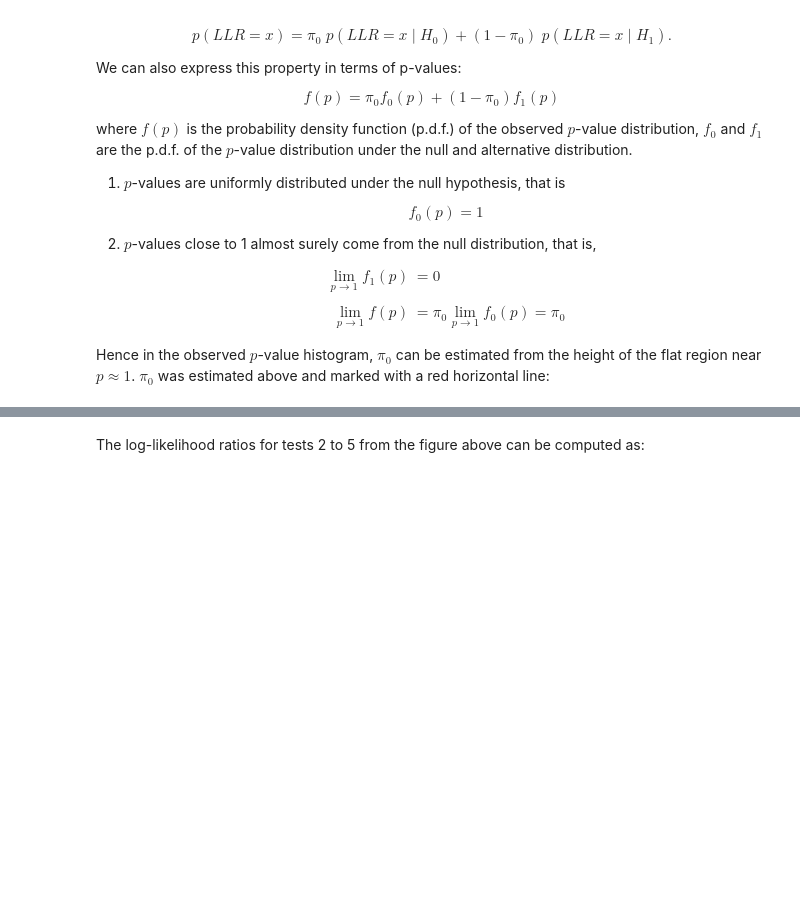
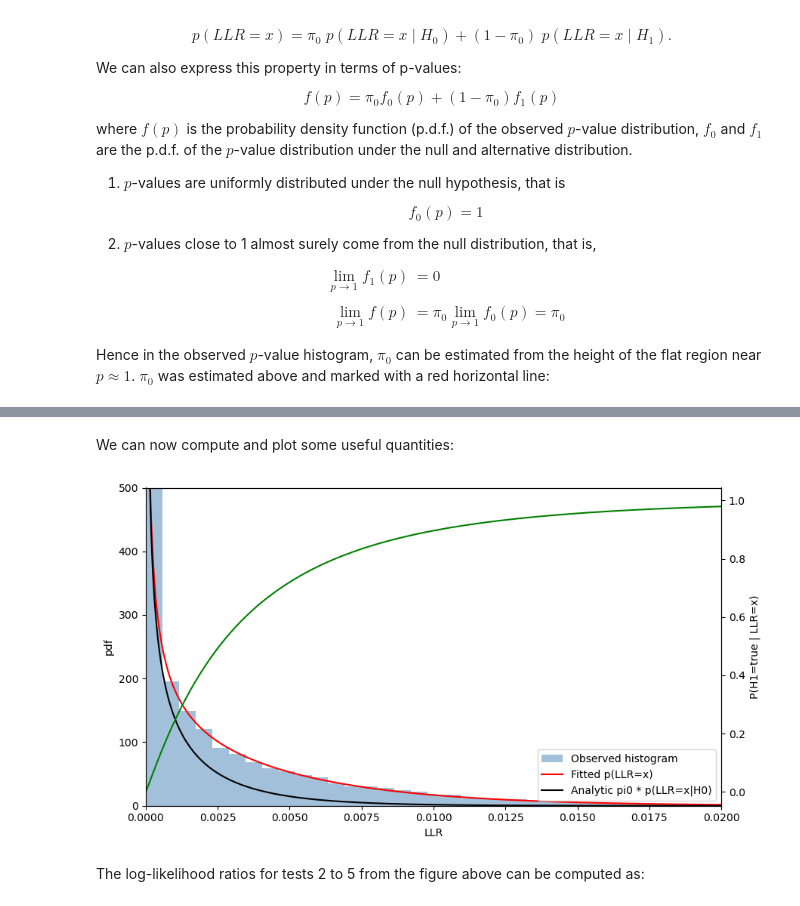
Before and after one commit to tmichoel/causal-inference-short-course, a Jupyter notebook: notebooks/2_blessing_of_dimensionality_python.ipynb, the cells around one changed output, grey strips where cells are left out. Cells and saved outputs as stored; diff of their text form; code cells hidden in the pictures; blank space fills up the shorter version.

```diff
--- a/notebooks/2_blessing_of_dimensionality_python.ipynb
+++ b/notebooks/2_blessing_of_dimensionality_python.ipynb
@@ -234 +233,5 @@ print("Null distribution:", jl.seval("dnull"))
+# %%
+lval = np.linspace(1e-5, np.max(llr), 500)
+dnull = jl.BioFindr.nulldist(ns, ng, jl.Symbol("link"))
+pdf_null = jl.broadcast(jl.pdf, dnull, lval)
 # %% [markdown]
@@ -240,26 +239,31 @@ print(f"Mixture parameter pp = {pp:.4f}")
-# %%
-# lval is computed in Python; PDFs are computed in Julia because dnull and dmix are
-# Julia distribution objects returned by BioFindr. prob_H1 is computed in Python.
-lval = np.linspace(0, np.max(llr), 500)
-jl._lval = lval
-jl.seval("""
-pdf_null = pdf.(dnull, _lval)
-pdf_real = pdf.(dmix, _lval)
-""")
-pdf_null = np.array(jl.pdf_null)
-pdf_real = np.array(jl.pdf_real)
-
-prob_H1 = 1 - pi0 * pdf_null / pdf_real
+# %%
+dmix_fit = jl.BioFindr.fit_mixdist_mom(llr, ns, ng, jl.Symbol("link"))
+pp = dmix_fit[0]
+dmix = dmix_fit[1]
+pdf_real = jl.broadcast(jl.pdf, dmix, lval)
+# %% [markdown]
+We can now compute and plot some useful quantities:
+# %%
+null_fraction = jl.seval("(pi0, pdf_null) -> pi0 .* pdf_null")
+posterior = jl.seval("(pi0, pdf_null, pdf_real) -> 1 .- pi0 .* pdf_null ./ pdf_real")
+frac_null = null_fraction(pi0, pdf_null)
+prob_H1 = posterior(pi0, pdf_null, pdf_real)
 # %%
 fig, ax = plt.subplots(figsize=(9, 5))
 ax.hist(llr, bins=50, density=True, alpha=0.5, color='steelblue', label='Observed histogram')
-ax.plot(lval, pdf_real,       color='red',   linewidth=1.5, label='Fitted p(LLR=x)')
-ax.plot(lval, pi0 * pdf_null, color='black', linewidth=1.5, label='Analytic pi0 * p(LLR=x|H0)')
-ax.plot(lval, 1e3 * prob_H1,  color='green', linewidth=1.5, label='P(H1=true | LLR=x) (x1000)')
+ax.plot(lval, pdf_real,  color='red',   linewidth=1.5, label='Fitted p(LLR=x)')
+ax.plot(lval, frac_null, color='black', linewidth=1.5, label='Analytic pi0 * p(LLR=x|H0)')
+ax.set_ylim(0,500)
+ax.set_xlim(0,0.02)
 ax.set_xlabel('LLR')
 ax.set_ylabel('pdf')
-ax.legend()
+ax.legend(loc='lower right')
+ax2 = ax.twinx()
+ax2.plot(lval, prob_H1,   color='green', linewidth=1.5, label='P(H1=true | LLR=x)')
+ax2.set_ylabel('P(H1=true | LLR=x)')
 plt.tight_layout()
 plt.show()
+# %% [output]
+[figure, added]
 # %% [markdown]
 The log-likelihood ratios for tests 2 to 5 from the figure above can be computed as:
```
Also changed, not shown: parts of 21 cells of this notebook.
